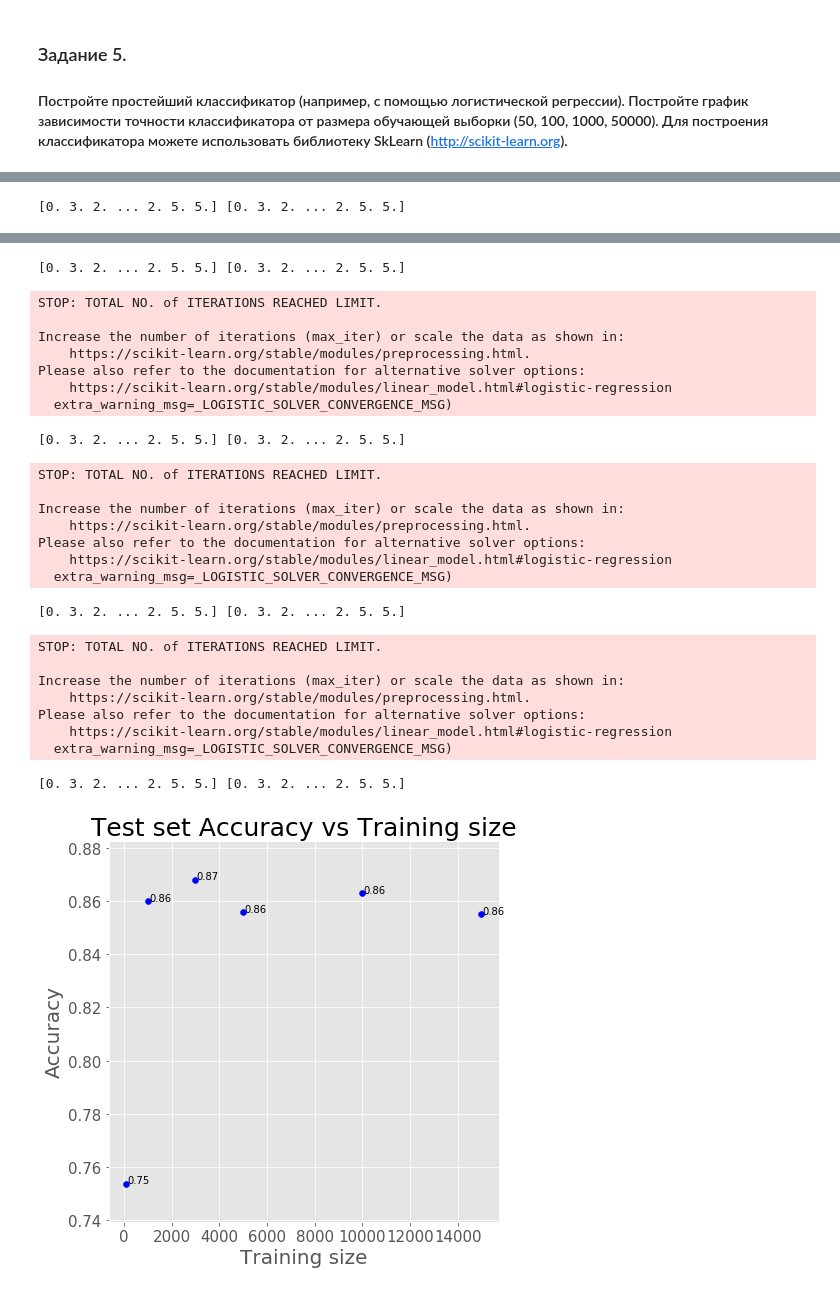
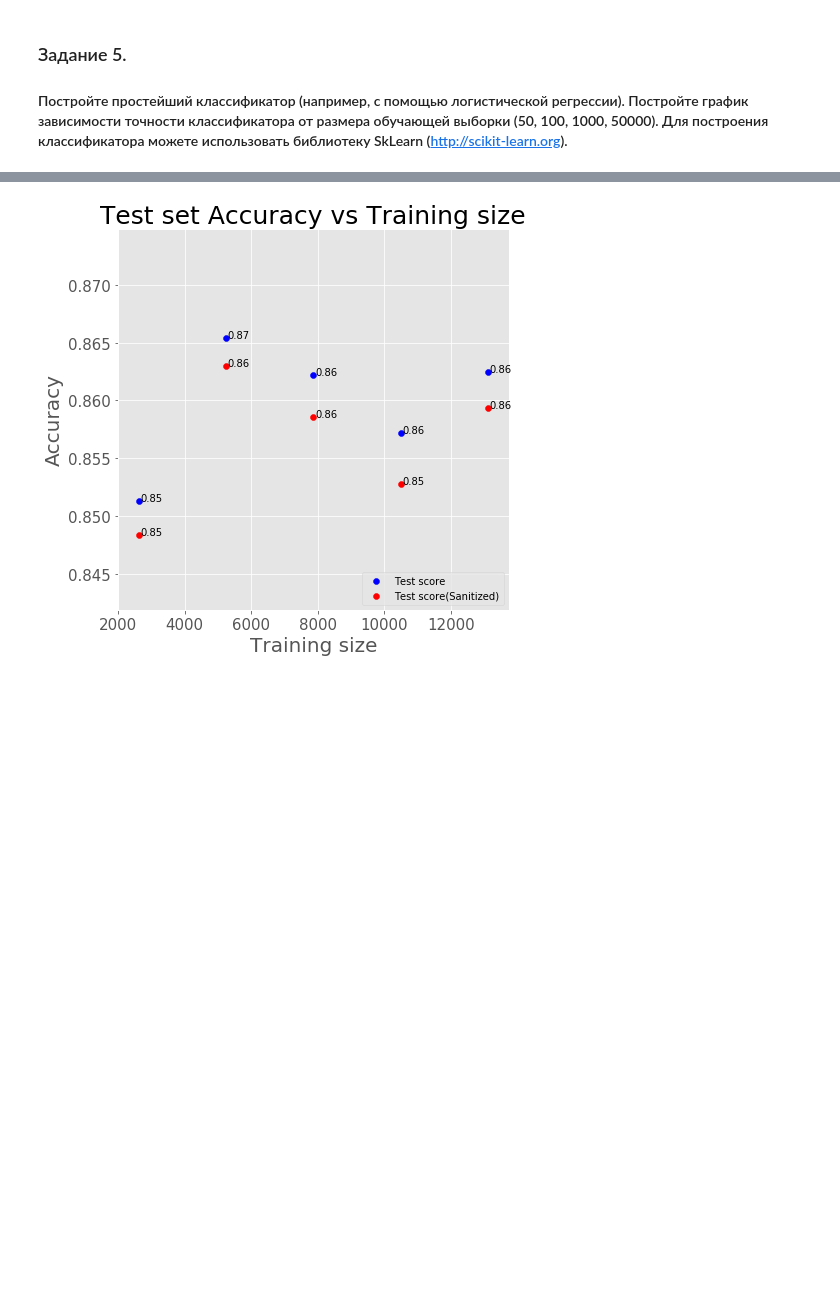
Before and after one commit to AliaksandrStasiuk/master_machine_learning_2, a Jupyter notebook: 1/1.ipynb, the cells around one changed output, grey strips where cells are left out. Cells and saved outputs as stored; diff of their text form; code cells hidden in the pictures; blank space fills up the shorter version.

Commit message:
Full 1. Add 3 different algorithms and sanitize.

```diff
--- a/1/1.ipynb
+++ b/1/1.ipynb
@@ -71,7 +72,7 @@ counter = 0
 
 for id_class, dir_class in enumerate(dirs):
     label_dict[id_class] = dir_class
-    for image in os.listdir(os.path.join(im_root, dir_class)):
+    for image in tqdm(os.listdir(os.path.join(im_root, dir_class))):
         try:
             X[counter, :, :] = plt.imread(os.path.join(im_root, dir_class, image))
             y[counter] = id_class
@@ -111,0 +109,14 @@ plt.show()
+# %%
+def sanitize(dataset_1, dataset_2, labels_1):
+    dataset_hash_1 = np.array([hashlib.sha256(img).hexdigest() for img in dataset_1])
+    dataset_hash_2 = np.array([hashlib.sha256(img).hexdigest() for img in dataset_2])
+    overlap = []  # list of indexes
+    for i, hash1 in enumerate(dataset_hash_1):
+        duplicates = np.where(dataset_hash_2 == hash1)
+        if len(duplicates[0]):
+            overlap.append(i)
+    print("{} %".format(round(len(overlap)/len(dataset_1)*100,2)))
+    return np.delete(dataset_1, overlap, 0), np.delete(labels_1, overlap, None)
+# %%
+print('Sanitize Test')
+X_test_sanit, y_test_sanit = sanitize(X_test, X_train, y_test)
@@ -115,38 +135,36 @@ plt.show()
 # %%
 from sklearn.linear_model import LogisticRegression
 from sklearn.metrics import accuracy_score
+
 plt.style.use('ggplot')
 np.random.seed(42)
-tr_sizes = [100, 1000, 3000, 5000, 10000, 15000]
 
-# train models using different size of training set
-test_scores, test_scores_sanitized = [[] for _ in range(2)]
+max_size = len(X_train)
+
+tr_sizes = [int(max_size*i/5) for i in range(1,6)]
+
+test_scores, test_scores_sanit = [[] for _ in range(2)]
+
 for tr_size in tr_sizes:
-    # random choose #train_size of training instances
+
     indices = np.random.randint(0, X_train.shape[0], tr_size)
 
-    # reshape images to (train_size, dim * dim) for easier processing
     X = X_train[indices, :, :]\
         .reshape(-1, X_train.shape[1] * X_train.shape[2])
     y = y_train[indices]
 
-    # train model
-    clf = (LogisticRegression(random_state=10).fit(X, y))
+    clf = LogisticRegression(random_state=10, max_iter=2000).fit(X, y)
 
-    # test on original test set and the sanitized one
     y_pred = clf.predict(X_test.reshape(X_test.shape[0], -1))
-#     y_pred_sanitized = clf.predict(sanitized_test_dataset.reshape(sanitized_test_dataset.shape[0], -1))
+    y_pred_sanit = clf.predict(X_test_sanit
+                                   .reshape(X_test_sanit.shape[0], -1))
 
     test_score = accuracy_score(y_pred, y_test)
-    print(y_pred, y_test)
-#     test_score_sanitized = accuracy_score(y_pred_sanitized, sanitized_test_labels)
+    test_score_sanit = accuracy_score(y_pred_sanit, y_test_sanit)
     test_scores.append(test_score)
-#     test_scores_sanitized.append(test_score_sanitized)
+    test_scores_sanit.append(test_score_sanit)
 
-
-
-#     print(classification_report(test_labels, y_pred))
-#     print(accuracy_score(test_labels, y_pred))
+    print(tr_size,':' ,accuracy_score(y_test, y_pred))
 
 
 plt.figure(figsize=(7, 7))
@@ -156,11 +174,11 @@ plt.xticks(fontsize=15)
 plt.yticks(fontsize=15)
 for x, y in zip(tr_sizes, test_scores):
     plt.text(x + 50, y, '{:.2f}'.format(y))
-for x, y in zip(tr_sizes, test_scores_sanitized):
+for x, y in zip(tr_sizes, test_scores_sanit):
     plt.text(x + 50, y, '{:.2f}'.format(y))
 
 plt.scatter(tr_sizes, test_scores, label='Test score', color='blue');
-# plt.scatter(train_sizes, test_scores_sanitized, label='Test score(Sanitized)', color='red');
-# plt.legend(loc=4)
+plt.scatter(tr_sizes, test_scores_sanit, label='Test score(Sanitized)', color='red');
+plt.legend(loc=4)
 plt.title('Test set Accuracy vs Training size', fontsize=25);
 # %% [output]
@@ -182 +189,0 @@ Please also refer to the documentation for alternative solver options:
-[0. 3. 2. ... 2. 5. 5.] [0. 3. 2. ... 2. 5. 5.]
@@ -190,26 +190 @@ Please also refer to the documentation for alternative solver options:
-[0. 3. 2. ... 2. 5. 5.] [0. 3. 2. ... 2. 5. 5.]
-STOP: TOTAL NO. of ITERATIONS REACHED LIMIT.
-
-Increase the number of iterations (max_iter) or scale the data as shown in:
-    https://scikit-learn.org/stable/modules/preprocessing.html.
-Please also refer to the documentation for alternative solver options:
-    https://scikit-learn.org/stable/modules/linear_model.html#logistic-regression
-  extra_warning_msg=_LOGISTIC_SOLVER_CONVERGENCE_MSG)
-[0. 3. 2. ... 2. 5. 5.] [0. 3. 2. ... 2. 5. 5.]
-STOP: TOTAL NO. of ITERATIONS REACHED LIMIT.
-
-Increase the number of iterations (max_iter) or scale the data as shown in:
-    https://scikit-learn.org/stable/modules/preprocessing.html.
-Please also refer to the documentation for alternative solver options:
-    https://scikit-learn.org/stable/modules/linear_model.html#logistic-regression
-  extra_warning_msg=_LOGISTIC_SOLVER_CONVERGENCE_MSG)
-[0. 3. 2. ... 2. 5. 5.] [0. 3. 2. ... 2. 5. 5.]
-STOP: TOTAL NO. of ITERATIONS REACHED LIMIT.
-
-Increase the number of iterations (max_iter) or scale the data as shown in:
-    https://scikit-learn.org/stable/modules/preprocessing.html.
-Please also refer to the documentation for alternative solver options:
-    https://scikit-learn.org/stable/modules/linear_model.html#logistic-regression
-  extra_warning_msg=_LOGISTIC_SOLVER_CONVERGENCE_MSG)
-[0. 3. 2. ... 2. 5. 5.] [0. 3. 2. ... 2. 5. 5.]
-[figure, old version]
+[figure, new version]
```
Also changed, not shown: parts of 12 cells of this notebook, 2 other files.
